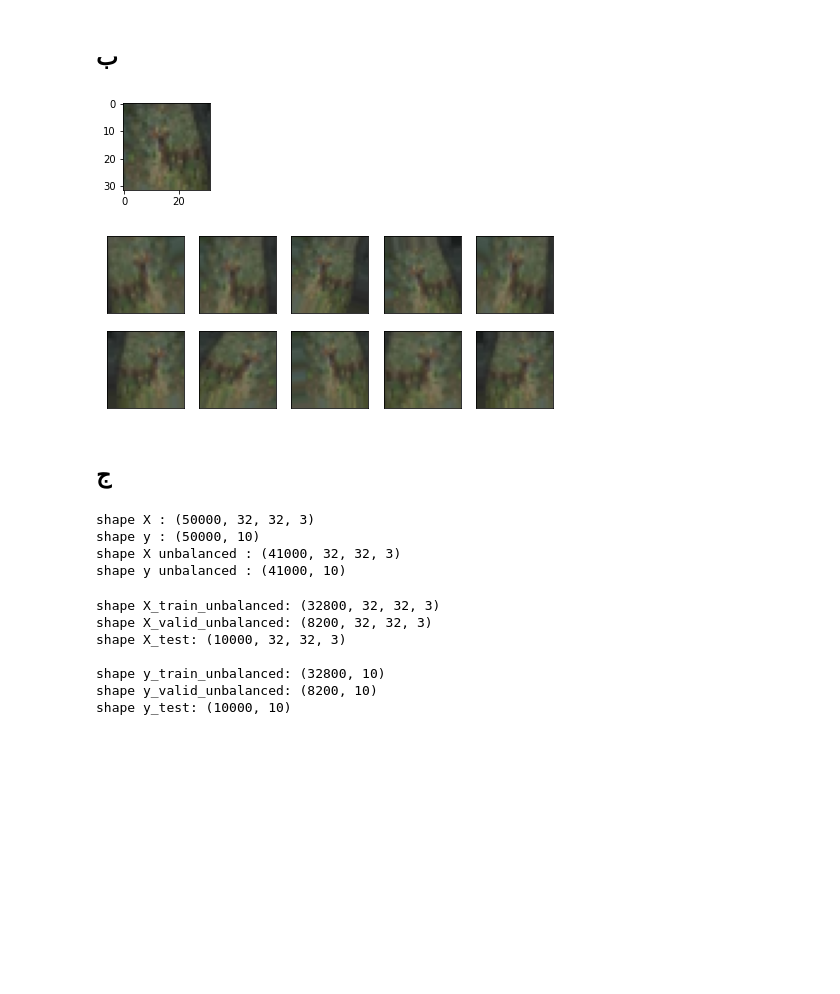
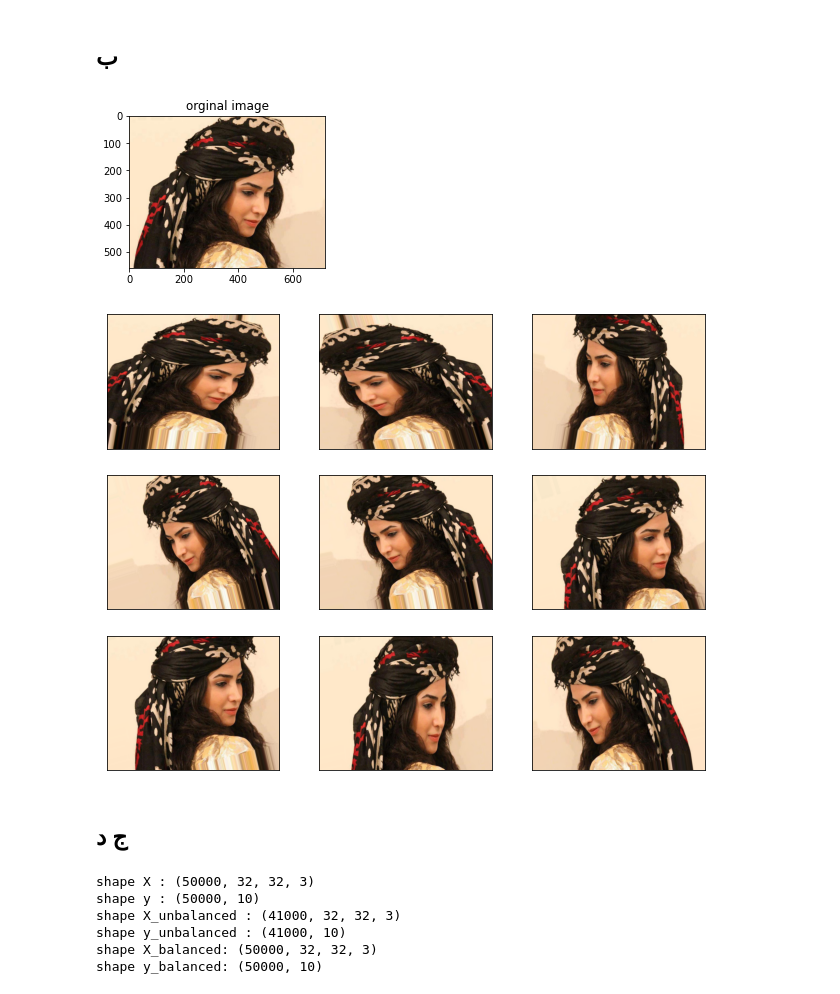
Before and after one commit to peyman886/Deep_Learning, a Jupyter notebook: HW2_practical_Q1,2.ipynb, the cells around one changed output. Cells and saved outputs as stored; diff of their text form; code cells hidden in the pictures; blank space fills up the shorter version.

```diff
--- a/HW2_practical_Q1,2.ipynb
+++ b/HW2_practical_Q1,2.ipynb
@@ -1111,22 +1023,31 @@ Test accuracy :0.80
 # %% [markdown]
 ## ب
 # %%
-img_test = X[10].astype('float32')
+import urllib.request
+from PIL import Image
+url = 'https://upload.wikimedia.org/wikipedia/commons/f/f9/%D8%B2%D9%86_%D9%84%D8%B1_%D8%A8%D8%A7_%DA%AF%D9%84%D9%88%D9%86%DB%8C.jpg'
+urllib.request.urlretrieve(url,'my_img.jpg')
+img = Image.open("my_img.jpg")
+
+pix = np.array(img)
+img_test = pix.astype('float32')
 img_test/=255
-plt.figure(figsize=(1.6,1.6))
+plt.figure(figsize=(7.2/2,5.59/2))
 plt.imshow(img_test)
+plt.title('orginal image')
 plt.show()
+print()
 img_test = np.expand_dims(img_test,axis=0)
 imGen = datagen.flow(img_test)
-
 array_img_x =[]
-fig = plt.figure(figsize=(8,3.2))
-for i in range(10):
-  ax = fig.add_subplot(2, 5, i + 1, xticks=[], yticks=[])
+# fig = plt.figure(figsize=(5*7.2/2,2*5.59/2))
+fig = plt.figure(figsize=(3*7.2/2,3*5.59/2))
+for i in range(9):
+  ax = fig.add_subplot(3, 3, i + 1, xticks=[], yticks=[])
   batch = imGen.next()
   ax.imshow(batch[0])
 # %% [output]
-[figure, old version]
+[figure, new version]
-[figure, old version]
+[figure, new version]
 # %% [markdown]
-## ج
+## ج د
@@ -1143,37 +1055,22 @@ def decrese_size_class(X_train, y_train, class_id, decrese_size):
 print('shape X :', X.shape)
 # y_oneHot = keras.utils.to_categorical(y, num_classes)
 print('shape y :', y.shape)
-X_unbalanced, y_unbalanced = decrese_size_class(X,y, class_id=3, decrese_size=10)
+X_unbalanced, y_unbalanced = decrese_size_class(X,y, class_id=3, scale_size=10)
 X_unbalanced, y_unbalanced = decrese_size_class(X_unbalanced,y_unbalanced,
-                                                            class_id=5, decrese_size=10)
-print('shape X unbalanced :', X_unbalanced.shape)
-print('shape y unbalanced :', y_unbalanced.shape)
+                                                            class_id=5, scale_size=10)
+print('shape X_unbalanced :', X_unbalanced.shape)
+print('shape y_unbalanced :', y_unbalanced.shape)
+
+X_balanced, y_balanced = increase_size_class(
+    X_unbalanced,y_unbalanced,class_id=3, scale_size=10)
+X_balanced, y_balanced = increase_size_class(
+    X_balanced,y_balanced,class_id=5, scale_size=10)
+print('shape X_balanced:', X_balanced.shape)
+print('shape y_balanced:', y_balanced.shape)
 # %% [output]
 shape X : (50000, 32, 32, 3)
 shape y : (50000, 10)
-shape X unbalanced : (41000, 32, 32, 3)
-shape y unbalanced : (41000, 10)
+shape X_unbalanced : (41000, 32, 32, 3)
+shape y_unbalanced : (41000, 10)
+shape X_balanced: (50000, 32, 32, 3)
+shape y_balanced: (50000, 10)
-# %%
-#split unbalanced data into training and validation sets
-from sklearn.model_selection import train_test_split
-X_train_unbalanced, X_valid_unbalanced, y_train_unbalanced, y_valid_unbalanced = train_test_split(
-    X_unbalanced, y_unbalanced, test_size=0.2, random_state=43, shuffle=True)
-
-#normalize
-X_train_unbalanced = keras.utils.normalize(X_train_unbalanced, axis=1)
-X_valid_unbalanced = keras.utils.normalize(X_valid_unbalanced, axis=1)
-print('shape X_train_unbalanced:', X_train_unbalanced.shape)
-print('shape X_valid_unbalanced:', X_valid_unbalanced.shape)
-print('shape X_test:', X_test.shape)
-print()
-print('shape y_train_unbalanced:', y_train_unbalanced.shape)
-print('shape y_valid_unbalanced:', y_valid_unbalanced.shape)
-print('shape y_test:', y_test.shape)
-# %% [output]
-shape X_train_unbalanced: (32800, 32, 32, 3)
-shape X_valid_unbalanced: (8200, 32, 32, 3)
-shape X_test: (10000, 32, 32, 3)
-
-shape y_train_unbalanced: (32800, 10)
-shape y_valid_unbalanced: (8200, 10)
-shape y_test: (10000, 10)
```
Also changed, not shown: parts of 39 cells of this notebook.
